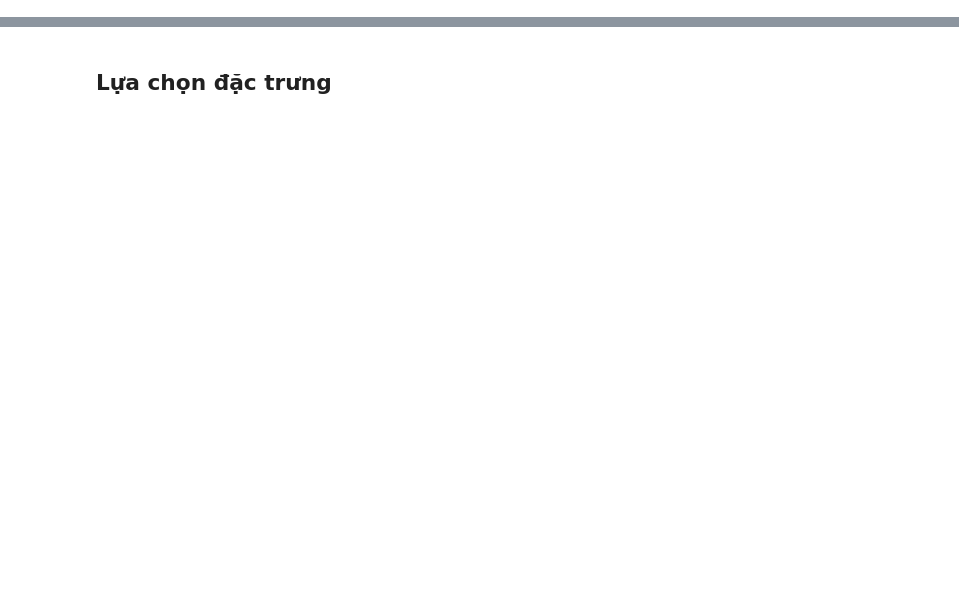
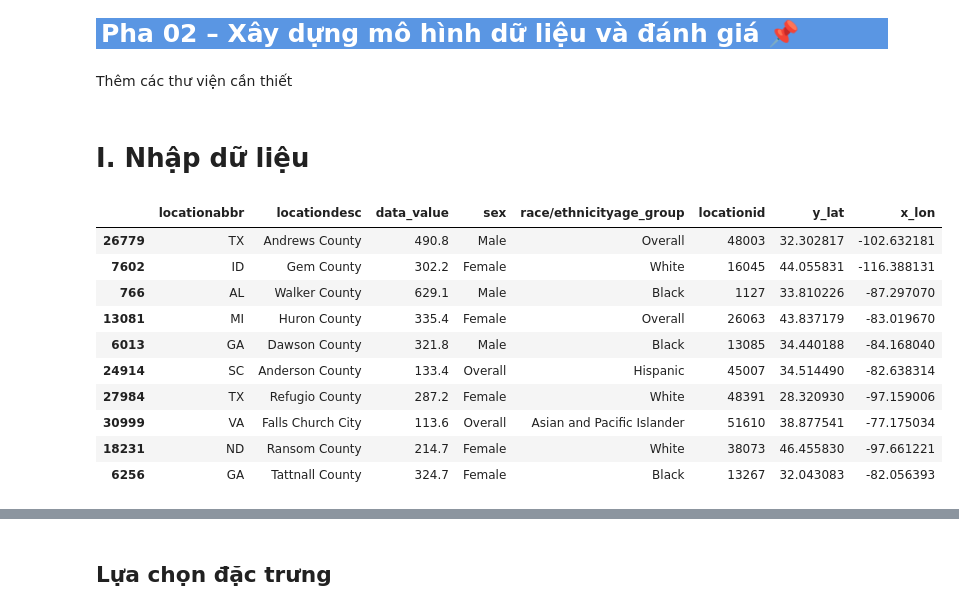
Before and after one commit to GenNyu/Intro2DS, a Jupyter notebook: Build_data_model.ipynb, the cells around one changed output, grey strips where cells are left out. Cells and saved outputs as stored; diff of their text form; code cells hidden in the pictures; blank space fills up the shorter version.

```diff
--- a/Build_data_model.ipynb
+++ b/Build_data_model.ipynb
@@ -1,3 +19,9 @@
+# %% [markdown]
+<div style="text-align: left; background-color: #5A96E3; font-family: 'Trebuchet MS', Arial, sans-serif; color: white; padding: 5px; font-size: 25px; font-weight: bold; border-radius: 0 0 0 0; box-shadow: 0px 6px 8px rgba(0, 0, 0, 0.2);">
+  Pha 02 – Xây dựng mô hình dữ liệu và đánh giá 📌
+</div>
+# %% [markdown]
+Thêm các thư viện cần thiết
 # %%
 # import libraries
 import pandas as pd
@@ -25,3 +54,20 @@ from sklearn.tree import DecisionTreeClassifier
 from sklearn.ensemble import RandomForestClassifier
 import warnings
 warnings.filterwarnings("ignore")
+# %% [markdown]
+# I. Nhập dữ liệu
+# %%
+_2019_df = pd.read_csv('Data/2019_df.csv')
+_2019_df.sample(10)
+# %% [output]
+|  | locationabbr | locationdesc | data_value | sex | race/ethnicityage_group | locationid | y_lat | x_lon |
+| 26779 | TX | Andrews County | 490.8 | Male | Overall | 48003 | 32.302817 | -102.632181 |
+| 7602 | ID | Gem County | 302.2 | Female | White | 16045 | 44.055831 | -116.388131 |
+| 766 | AL | Walker County | 629.1 | Male | Black | 1127 | 33.810226 | -87.297070 |
+| 13081 | MI | Huron County | 335.4 | Female | Overall | 26063 | 43.837179 | -83.019670 |
+| 6013 | GA | Dawson County | 321.8 | Male | Black | 13085 | 34.440188 | -84.168040 |
+| 24914 | SC | Anderson County | 133.4 | Overall | Hispanic | 45007 | 34.514490 | -82.638314 |
+| 27984 | TX | Refugio County | 287.2 | Female | White | 48391 | 28.320930 | -97.159006 |
+| 30999 | VA | Falls Church City | 113.6 | Overall | Asian and Pacific Islander | 51610 | 38.877541 | -77.175034 |
+| 18231 | ND | Ransom County | 214.7 | Female | White | 38073 | 46.455830 | -97.661221 |
+| 6256 | GA | Tattnall County | 324.7 | Female | Black | 13267 | 32.043083 | -82.056393 |
```
Also changed, not shown: parts of 20 cells of this notebook.
